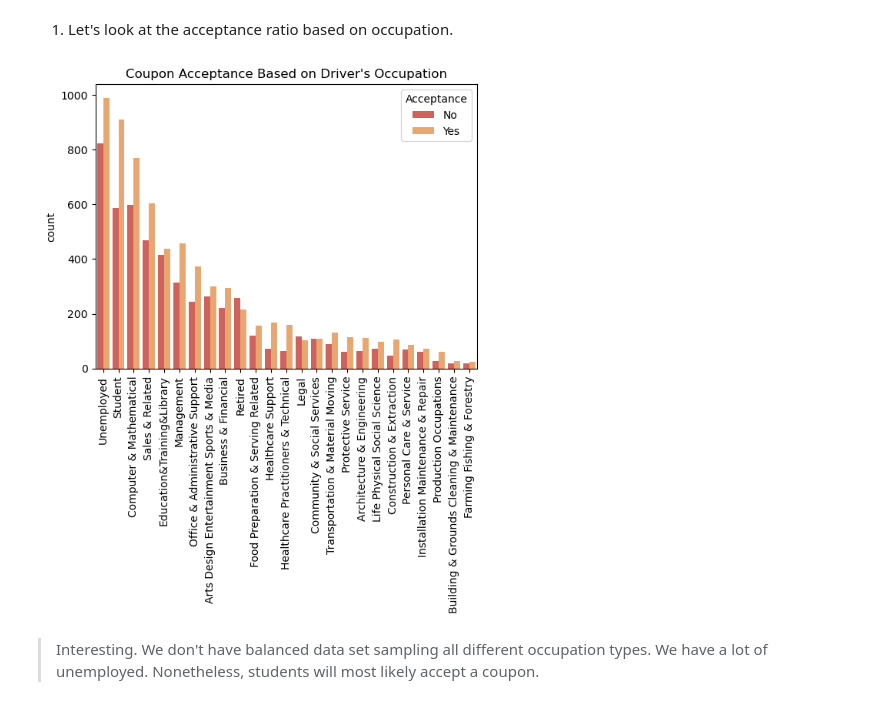
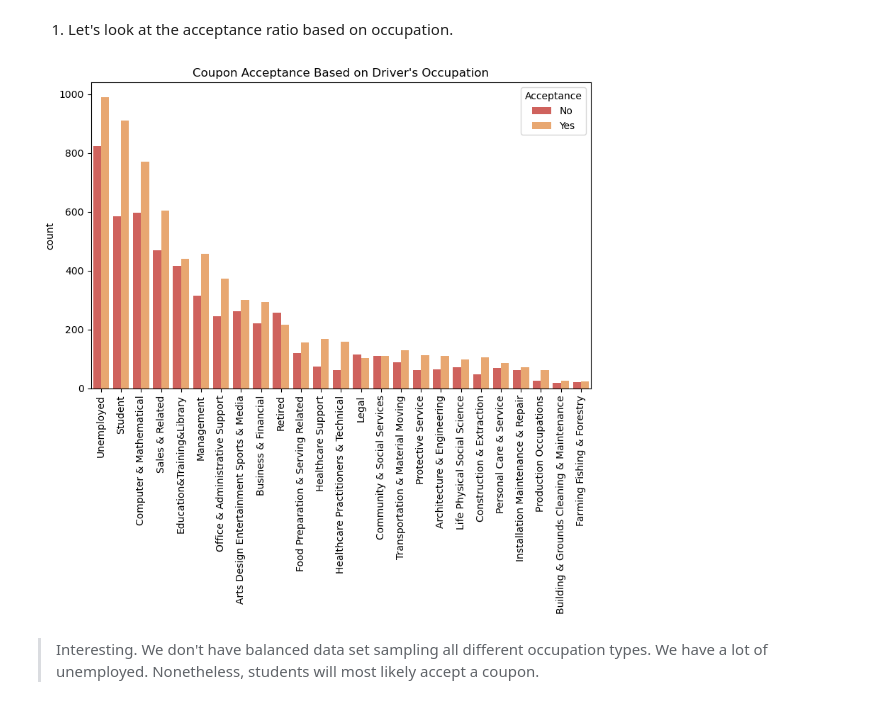
Before and after one commit to outdegree/BH-PCMLAI-M5-App1, a Jupyter notebook: prompt.ipynb, the cells around one changed output. Saved outputs shown, nothing was run; the diff lists cells and outputs as text; code cells hidden in the pictures.

```diff
--- a/prompt.ipynb
+++ b/prompt.ipynb
@@ -406,15 +408,17 @@ Using the bar coupon example as motivation, you are to explore one of the other
 # %% [markdown]
 1. Let's look at the acceptance ratio based on occupation.
 # %%
+plt.figure(figsize=(8,8))
 sns.countplot(data, x='occupation', hue='Y', order = data['occupation'].value_counts().index)
 plt.legend(title='Acceptance', labels=['No', 'Yes'])
 plt.title("Coupon Acceptance Based on Driver's Occupation")
 plt.xlabel('')
 plt.xticks(rotation=90)
-plt.savefig("images/driver_occupation.png")
+plt.tight_layout()
+plt.savefig('images/driver_occupation.png')
 plt.show()
 # %% [output]
-[figure, old version]
+[figure, new version]
 # %% [markdown]
 > Interesting. We don't have balanced data set sampling all different occupation types. We have a lot of unemployed. Nonetheless, students will most likely accept a coupon.
 # %% [markdown]
```
Also changed, not shown: parts of 5 cells of this notebook, 7 other files.
